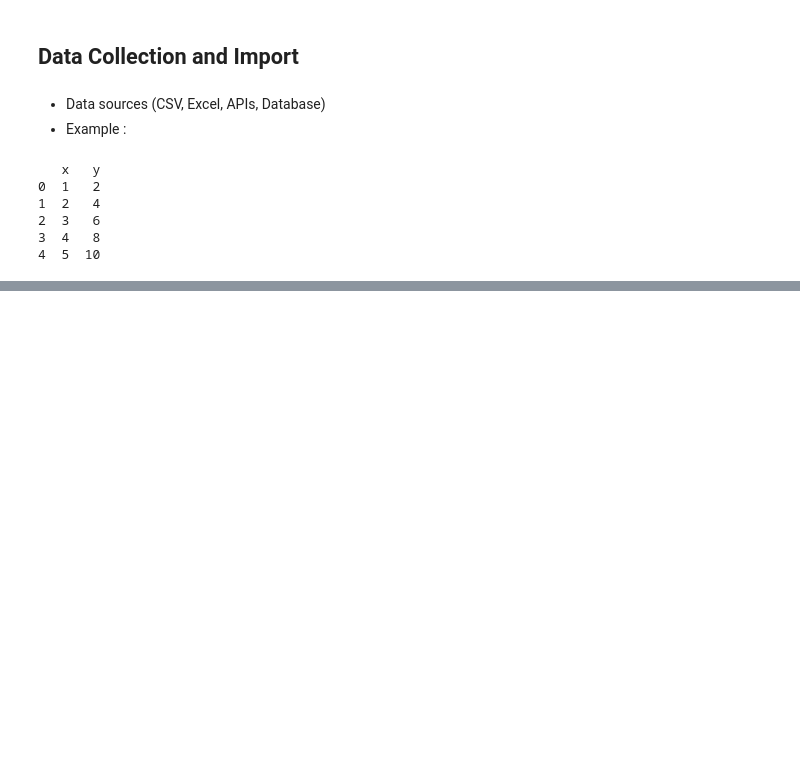
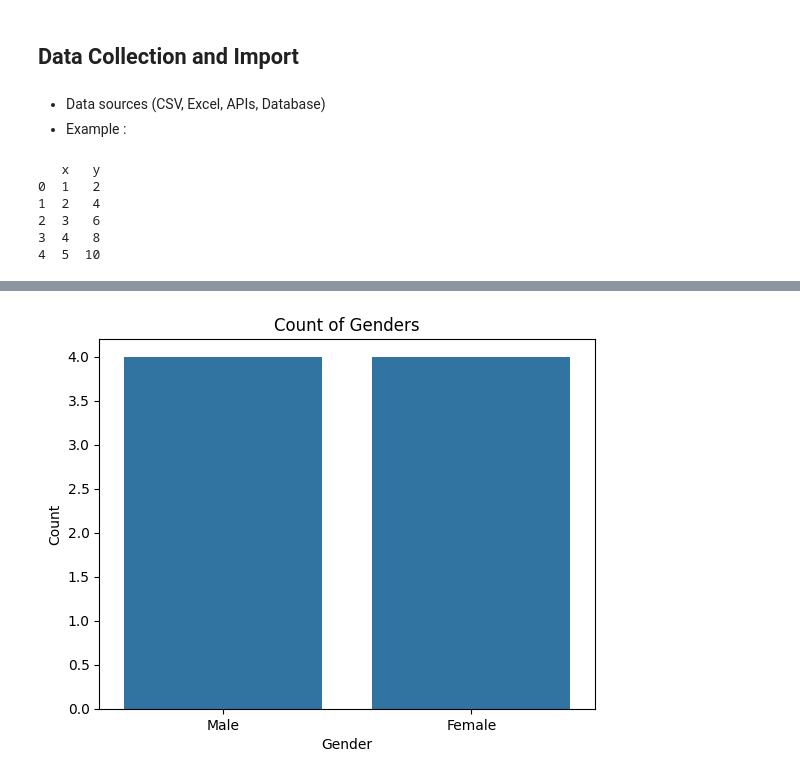
Before and after one commit to harshaiml/aiml-daily-practice, a Jupyter notebook: notebooks/Faculty Session 12 - EDA & Statistical Tests/EDA-Example.ipynb, the cells around one changed output, grey strips where cells are left out. Saved outputs shown, nothing was run; the diff lists cells and outputs as text; code cells hidden in the pictures; blank space fills up the shorter version.

```diff
--- a/notebooks/Faculty Session 12 - EDA & Statistical Tests/EDA-Example.ipynb
+++ b/notebooks/Faculty Session 12 - EDA & Statistical Tests/EDA-Example.ipynb
@@ -76,0 +309,20 @@ print(df.head())
+# %%
+import pandas as pd
+import seaborn as snd
+import matplotlib.pyplot as plt
+
+# Sample Dataframe
+df = pd.DataFrame({
+    'Gender': ['Male', 'Female', 'Female', 'Male', 'Male', 'Female', 'Male', 'Female'],
+    'Age': [21, 23, 25, 22, 28, 24, 26, 27]
+})
+
+# Count plot for Gender
+sns.countplot(x='Gender', data=df)
+
+plt.title("Count of Genders")
+plt.xlabel("Gender")
+plt.ylabel("Count")
+plt.show()
+# %% [output]
+[figure, added]
```
Also changed, not shown: parts of 27 cells of this notebook.
